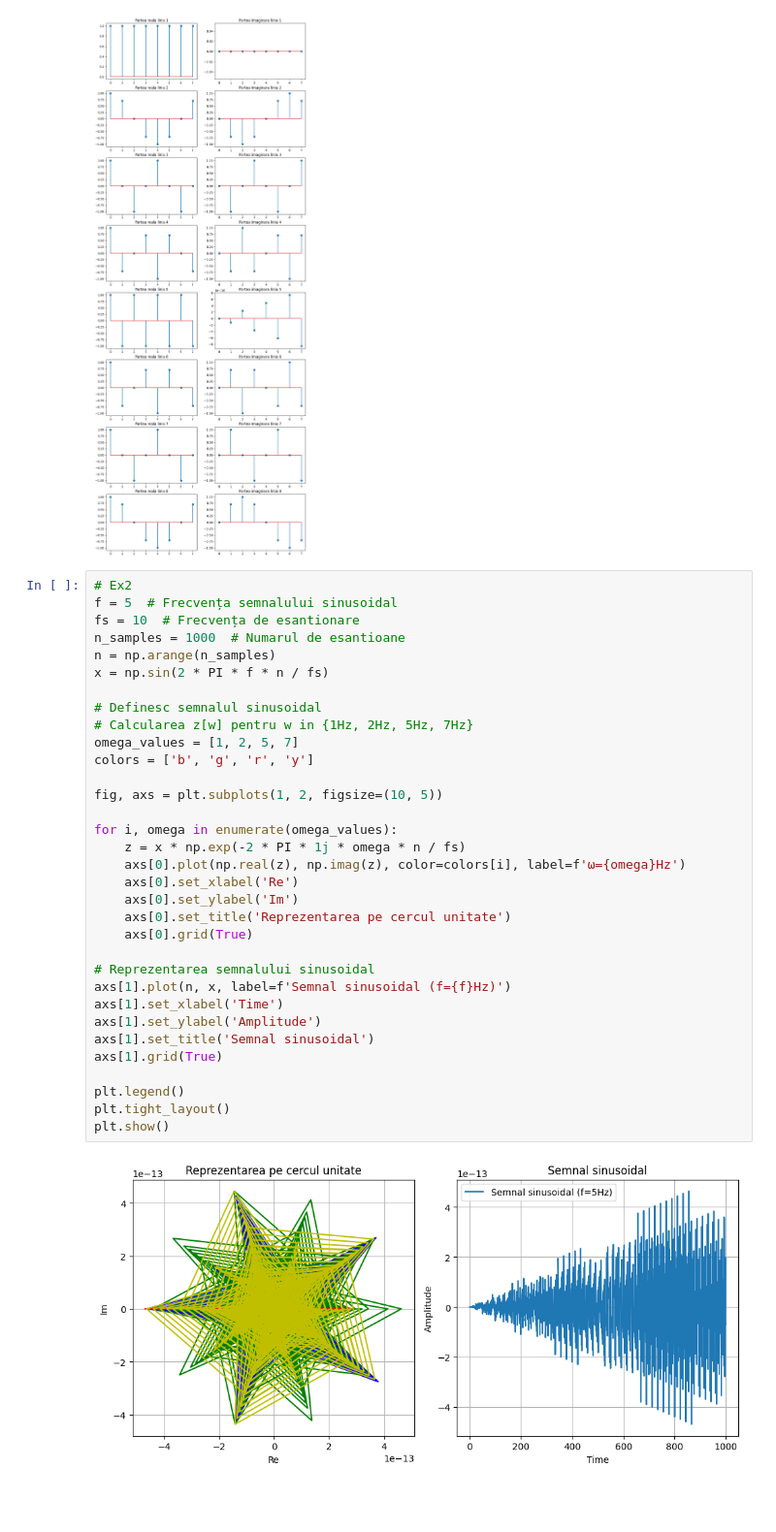
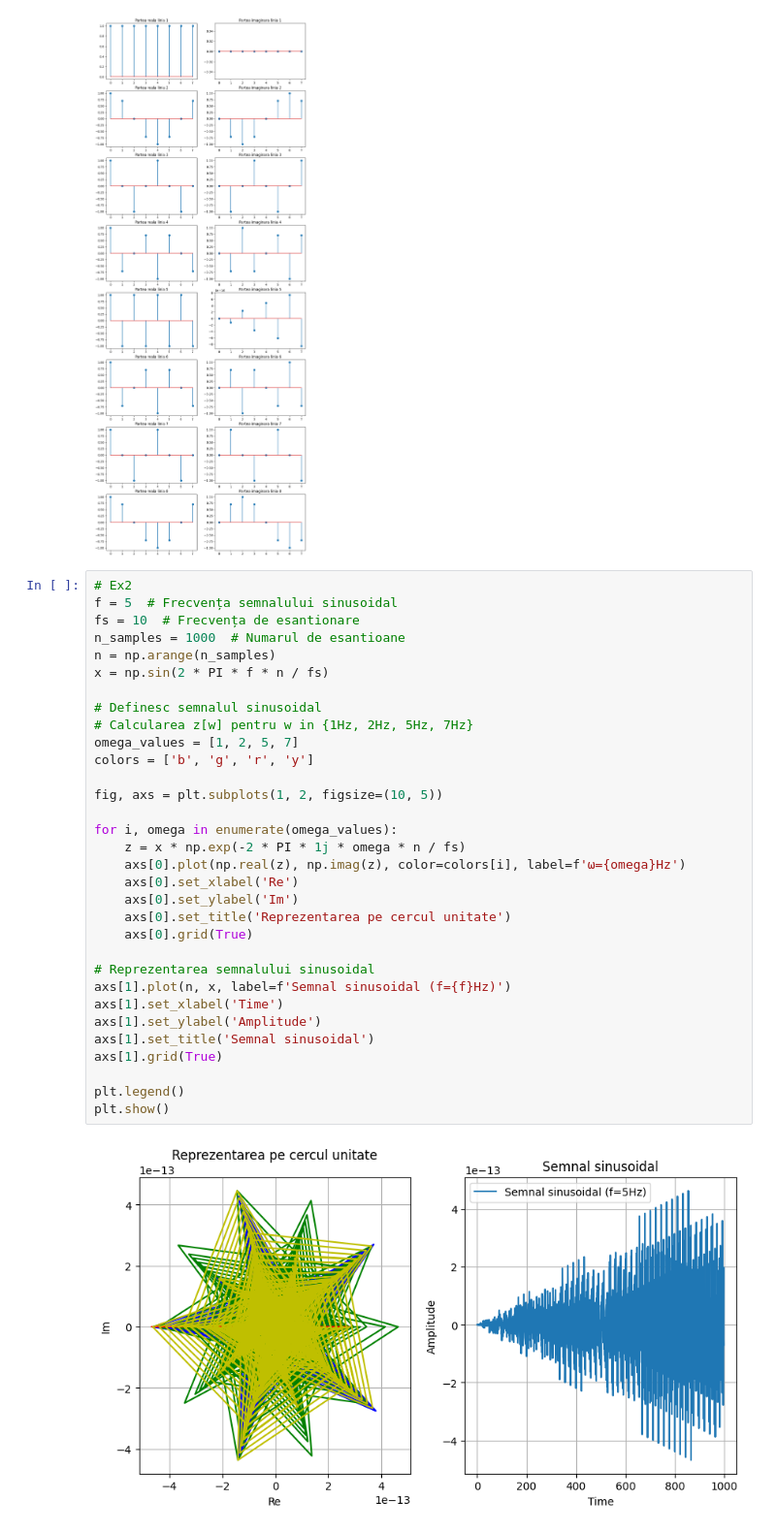
Before and after one commit to nicugnm/ProcesareaSemnalelor, a Jupyter notebook: lab3.ipynb, the cells around one changed output. Shown: that part at 97% size. Drawn from its saved outputs; the diff is of its cells as text; blank space fills up the shorter version.

```diff
--- a/lab3.ipynb
+++ b/lab3.ipynb
@@ -78,34 +78,33 @@ f = 5  # Frecvența semnalului sinusoidal
 fs = 10  # Frecvența de esantionare
 n_samples = 1000  # Numarul de esantioane
 n = np.arange(n_samples)
 x = np.sin(2 * PI * f * n / fs)
 
 # Definesc semnalul sinusoidal
 # Calcularea z[w] pentru w in {1Hz, 2Hz, 5Hz, 7Hz}
 omega_values = [1, 2, 5, 7]
 colors = ['b', 'g', 'r', 'y']
 
 fig, axs = plt.subplots(1, 2, figsize=(10, 5))
 
 for i, omega in enumerate(omega_values):
     z = x * np.exp(-2 * PI * 1j * omega * n / fs)
     axs[0].plot(np.real(z), np.imag(z), color=colors[i], label=f'ω={omega}Hz')
     axs[0].set_xlabel('Re')
     axs[0].set_ylabel('Im')
     axs[0].set_title('Reprezentarea pe cercul unitate')
     axs[0].grid(True)
 
 # Reprezentarea semnalului sinusoidal
 axs[1].plot(n, x, label=f'Semnal sinusoidal (f={f}Hz)')
 axs[1].set_xlabel('Time')
 axs[1].set_ylabel('Amplitude')
 axs[1].set_title('Semnal sinusoidal')
 axs[1].grid(True)
 
 plt.legend()
-plt.tight_layout()
 plt.show()
 # %% [output]
-[figure, old version]
+[figure, new version]
 # %%
 # Ex3
```
Also changed, not shown: parts of 1 cell of this notebook.
